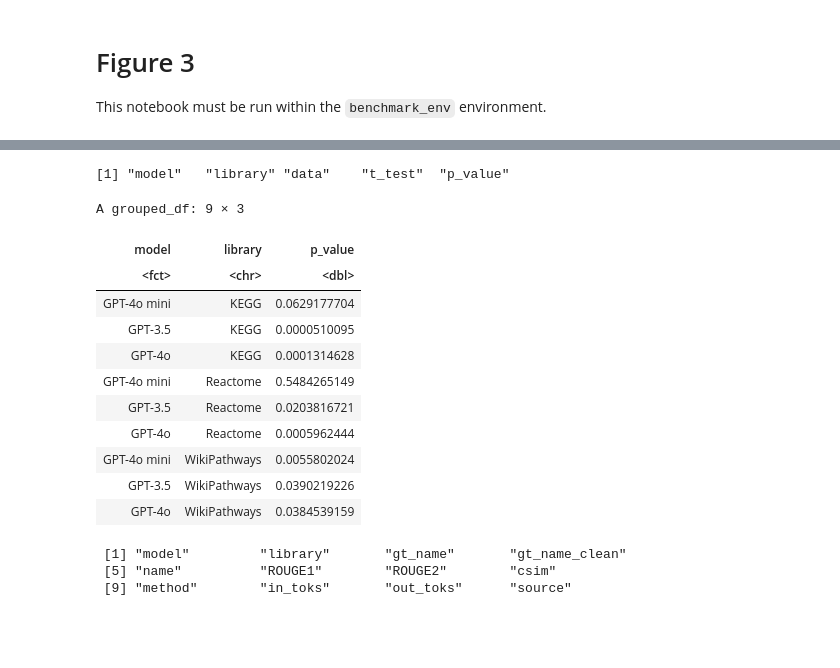
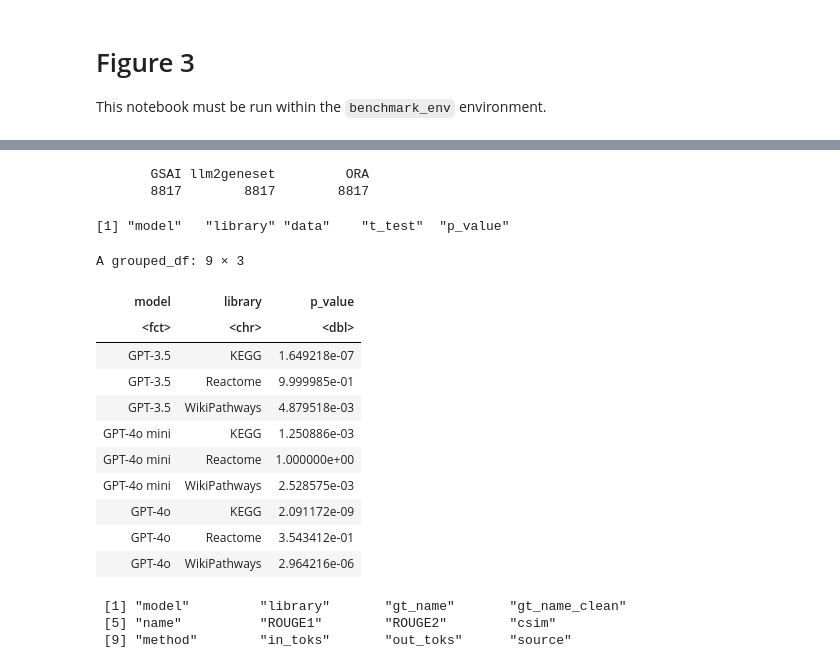
Before and after one commit to Alector-BIO/llm2geneset, a Jupyter notebook: notebooks/fig3.ipynb, the cells around one changed output, grey strips where cells are left out. Saved outputs shown, nothing was run; the diff lists cells and outputs as text; code cells hidden in the pictures; blank space fills up the shorter version.

```diff
--- a/notebooks/fig3.ipynb
+++ b/notebooks/fig3.ipynb
@@ -31,6 +35,16 @@ for (lib in lib_names) {
 
 df <- bind_rows(df_list)
 
+df_list_ora <- list()
+for (lib in lib_names) {
+  file_path <- paste0("outputs/ora_outputs_", lib, ".tsv")
+  df_cur <- readr::read_tsv(file_path)
+  df_cur$source <- lib
+  df_list_ora[[lib]] <- df_cur
+}
+df_ora <- bind_rows(df_list_ora)
+
+df <- bind_rows(df, df_ora)
 
 df <- df %>%
   mutate(library = case_when(
@@ -79,30 +93,35 @@ A tibble: 6 × 12
 | GPT-4o mini | KEGG | Acute myeloid leukemia | Acute myeloid leukemia | PI3K/Akt signaling pathway, NF-kB... | 0.0000000 | 0.0000000 | 0.2664708 | llm2geneset | 1258 | 1927 | ... |
 | GPT-4o mini | KEGG | Adherens junction | Adherens junction | Adherens junctions, Actin cytoske... | 1.0000000 | 1.0000000 | 0.9302434 | llm2geneset | 1269 | 1697 | ... |
 | GPT-4o mini | KEGG | Adipocytokine signaling pathway | Adipocytokine signaling pathway | Adipocytokine Signaling Pathway, ... | 1.0000000 | 1.0000000 | 0.9999989 | llm2geneset | 1284 | 1688 | ... |
+# %%
+table(df$method)
+# %% [output]
+       GSAI llm2geneset         ORA
+       8817        8817        8817
 # %%
 # Assuming df is your data frame
-result <- df %>%
+result <- df %>% filter(method %in% c("llm2geneset", "ORA")) %>%
   group_by(model, library) %>%         # Group by model and library
   nest() %>%                           # Nest the data for each group
-  mutate(t_test = map(data, ~ wilcox.test(ROUGE1 ~ method, data = .x, lower.tail=TRUE))) %>% # Apply t-test
+  mutate(t_test = map(data, ~ t.test(ROUGE1 ~ method, data = .x, alternative="greater"))) %>% # Apply t-test
   mutate(p_value = map_dbl(t_test, "p.value")) # Extract p-value
 #colnames(result)
 colnames(result)
-result %>% select(c("model", "library", "p_value"))
+result %>% select(c("model", "library", "p_value")) %>% arrange(model)
 # %% [output]
 [1] "model"   "library" "data"    "t_test"  "p_value"
 A grouped_df: 9 × 3
 | model | library | p_value |
 | <fct> | <chr> | <dbl> |
-| GPT-4o mini | KEGG | 0.0629177704 |
-| GPT-3.5 | KEGG | 0.0000510095 |
-| GPT-4o | KEGG | 0.0001314628 |
-| GPT-4o mini | Reactome | 0.5484265149 |
-| GPT-3.5 | Reactome | 0.0203816721 |
-| GPT-4o | Reactome | 0.0005962444 |
-| GPT-4o mini | WikiPathways | 0.0055802024 |
-| GPT-3.5 | WikiPathways | 0.0390219226 |
-| GPT-4o | WikiPathways | 0.0384539159 |
+| GPT-3.5 | KEGG | 1.649218e-07 |
+| GPT-3.5 | Reactome | 9.999985e-01 |
+| GPT-3.5 | WikiPathways | 4.879518e-03 |
+| GPT-4o mini | KEGG | 1.250886e-03 |
+| GPT-4o mini | Reactome | 1.000000e+00 |
+| GPT-4o mini | WikiPathways | 2.528575e-03 |
+| GPT-4o | KEGG | 2.091172e-09 |
+| GPT-4o | Reactome | 3.543412e-01 |
+| GPT-4o | WikiPathways | 2.964216e-06 |
 # %%
 colnames(df)
 # %% [output]
```
Also changed, not shown: parts of 6 cells of this notebook, 6 other files.
